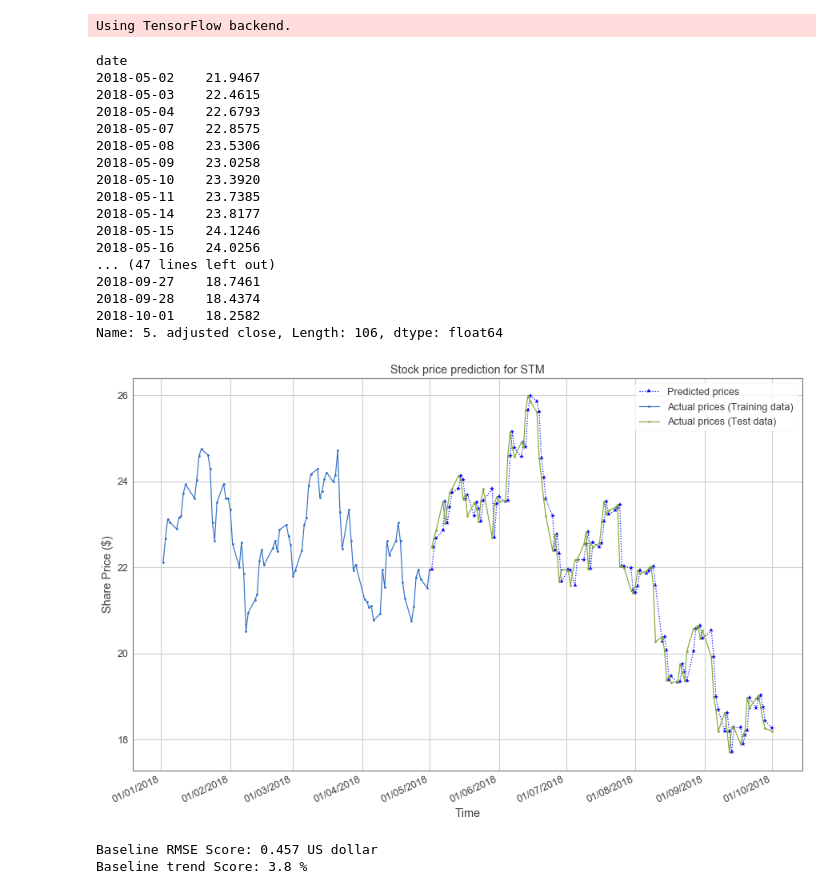
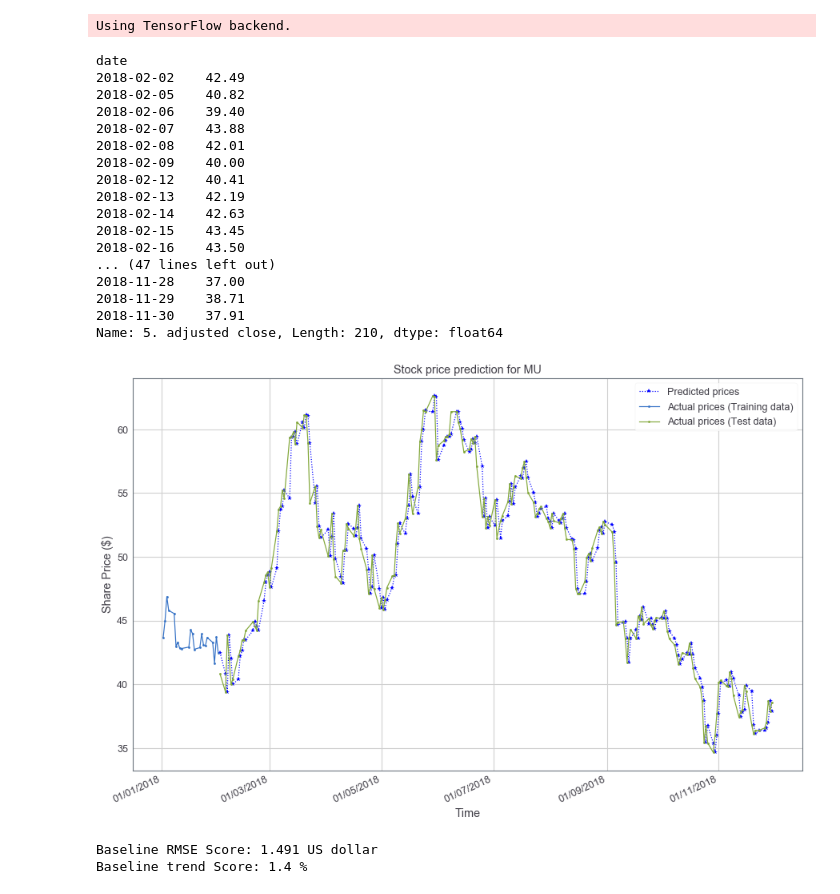
Before and after one commit to FinnZC/Stock-AI, a Jupyter notebook: code/Main.ipynb, the cells around one changed output. Drawn from its saved outputs; the diff is of its cells as text; code cells hidden in the pictures.

Commit message:
onestep's score and invert difference issue fixed

```diff
--- a/code/Main.ipynb
+++ b/code/Main.ipynb
@@ -25,38 +25,38 @@ Populating the interactive namespace from numpy and matplotlib
 Using TensorFlow backend.
 # %%
 start_train_date = "01/01/2018"
-end_train_start_test_date = "01/05/2018"
-end_test_date = "01/10/2018"
+end_train_start_test_date = "01/02/2018"
+end_test_date = "01/12/2018"
 # %%
 
-company_baseline = OneStepBaselineCompany("STM", start_train_date, end_train_start_test_date, end_test_date)
+company_baseline = OneStepBaselineCompany("MU", start_train_date, end_train_start_test_date, end_test_date)
 company_baseline.train()
 predictions = company_baseline.predict()
 display(predictions)
 company_baseline.plot(predictions)
 rmse_score = company_baseline.score(metric="rmse", predictions=predictions)
 print("Baseline RMSE Score: %.3f US dollar" % rmse_score)
 trend_score = company_baseline.score(metric="trend", predictions=predictions)
 print("Baseline trend Score: %.1f %%" % (trend_score*100))
 # %% [output]
 date
-2018-05-02    21.9467
-2018-05-03    22.4615
-2018-05-04    22.6793
-2018-05-07    22.8575
-2018-05-08    23.5306
-2018-05-09    23.0258
-2018-05-10    23.3920
-2018-05-11    23.7385
-2018-05-14    23.8177
-2018-05-15    24.1246
-2018-05-16    24.0256
+2018-02-02    42.49
+2018-02-05    40.82
+2018-02-06    39.40
+2018-02-07    43.88
+2018-02-08    42.01
+2018-02-09    40.00
+2018-02-12    40.41
+2018-02-13    42.19
+2018-02-14    42.63
+2018-02-15    43.45
+2018-02-16    43.50
 ... (47 lines left out)
-2018-09-27    18.7461
-2018-09-28    18.4374
-2018-10-01    18.2582
-Name: 5. adjusted close, Length: 106, dtype: float64
+2018-11-28    37.00
+2018-11-29    38.71
+2018-11-30    37.91
+Name: 5. adjusted close, Length: 210, dtype: float64
-[figure, old version]
+[figure, new version]
-Baseline RMSE Score: 0.457 US dollar
-Baseline trend Score: 3.8 %
+Baseline RMSE Score: 1.491 US dollar
+Baseline trend Score: 1.4 %
 # %%
```
Also changed, not shown: parts of 11 cells of this notebook, 4 other files.
